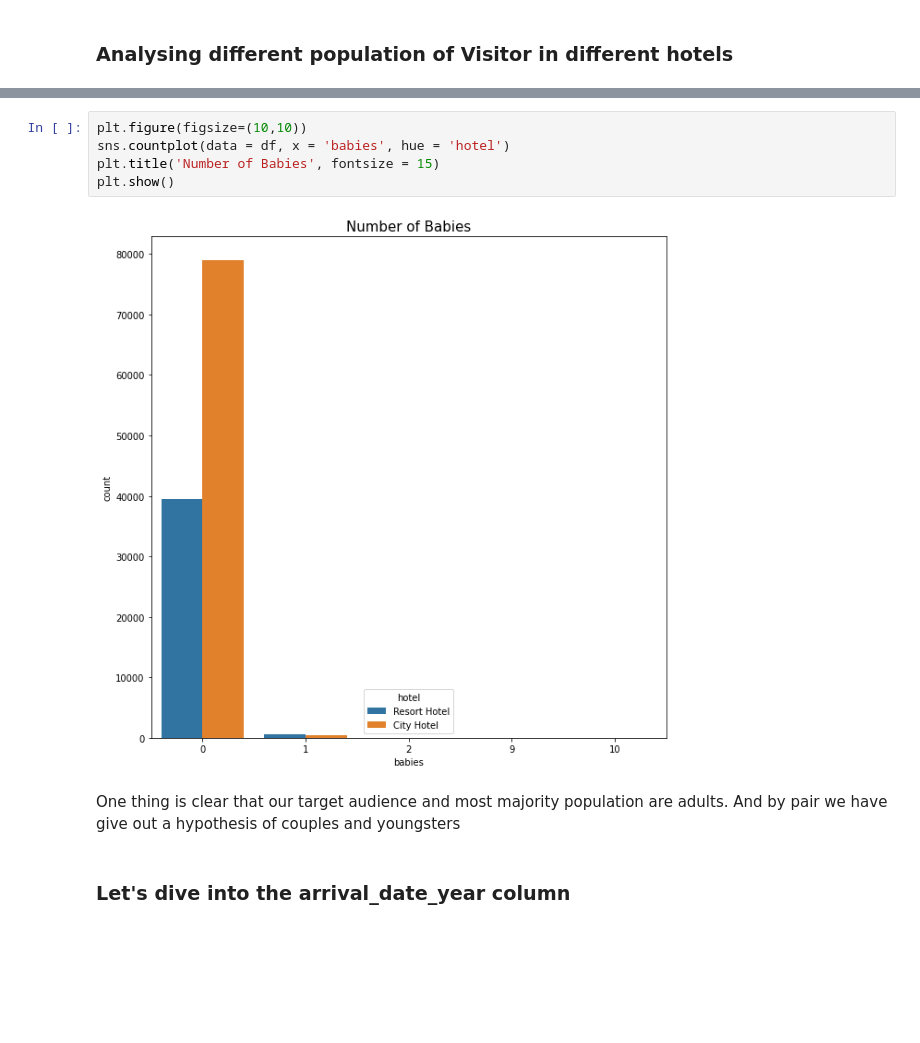
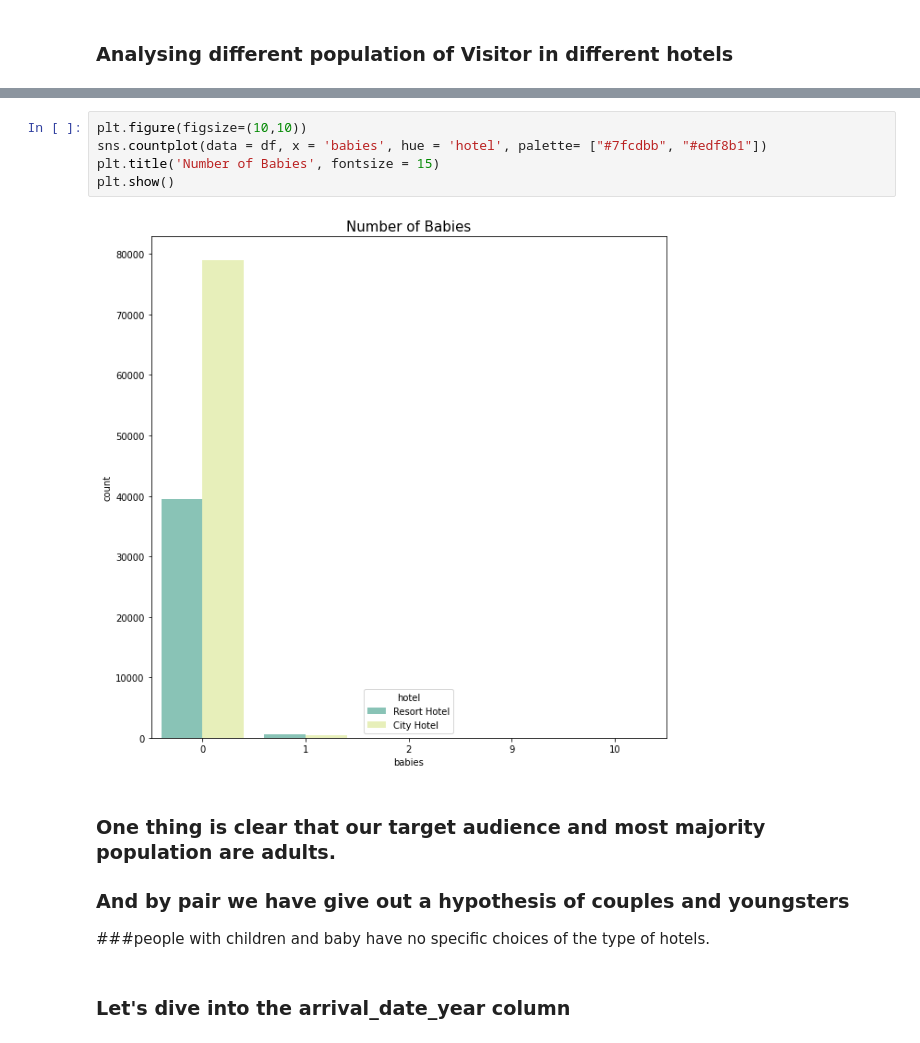
Before and after one commit to sagar2582/Capstone-1-Hotel-Booking-Analysis, a Jupyter notebook: Hotel_Booking_Analysis.ipynb, the cells around one changed output, grey strips where cells are left out. Cells and saved outputs as stored; diff of their text form; blank space fills up the shorter version.

```diff
--- a/Hotel_Booking_Analysis.ipynb
+++ b/Hotel_Booking_Analysis.ipynb
@@ -238,13 +238,15 @@ plt.show()
 # %%
 plt.figure(figsize=(10,10))
-sns.countplot(data = df, x = 'babies', hue = 'hotel')
+sns.countplot(data = df, x = 'babies', hue = 'hotel', palette= ["#7fcdbb", "#edf8b1"])
 plt.title('Number of Babies', fontsize = 15)
 plt.show()
 # %% [output]
-[figure, old version]
+[figure, new version]
 # %% [markdown]
-One thing is clear that our target audience and most majority population are adults.
-And by pair we have give out a hypothesis of couples and youngsters
+### One thing is clear that our target audience and most majority population are adults.
+### And by pair we have give out a hypothesis of couples and youngsters
+
+###people with children and baby have no specific choices of the type of hotels.
 # %% [markdown]
 ### Let's dive into the arrival_date_year column
 # %%
```
Also changed, not shown: parts of 17 cells of this notebook.
